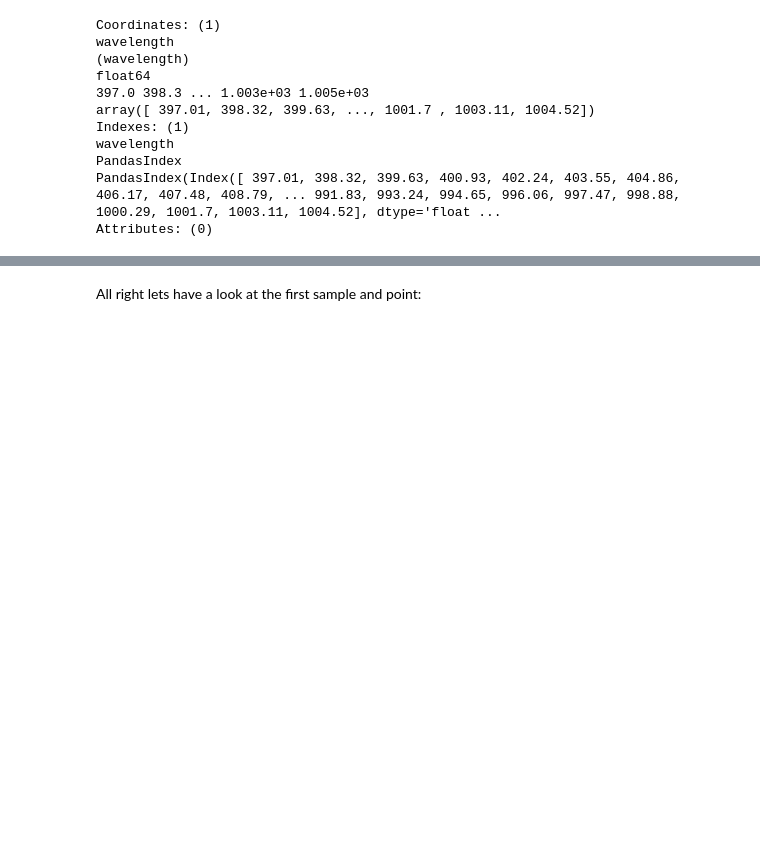
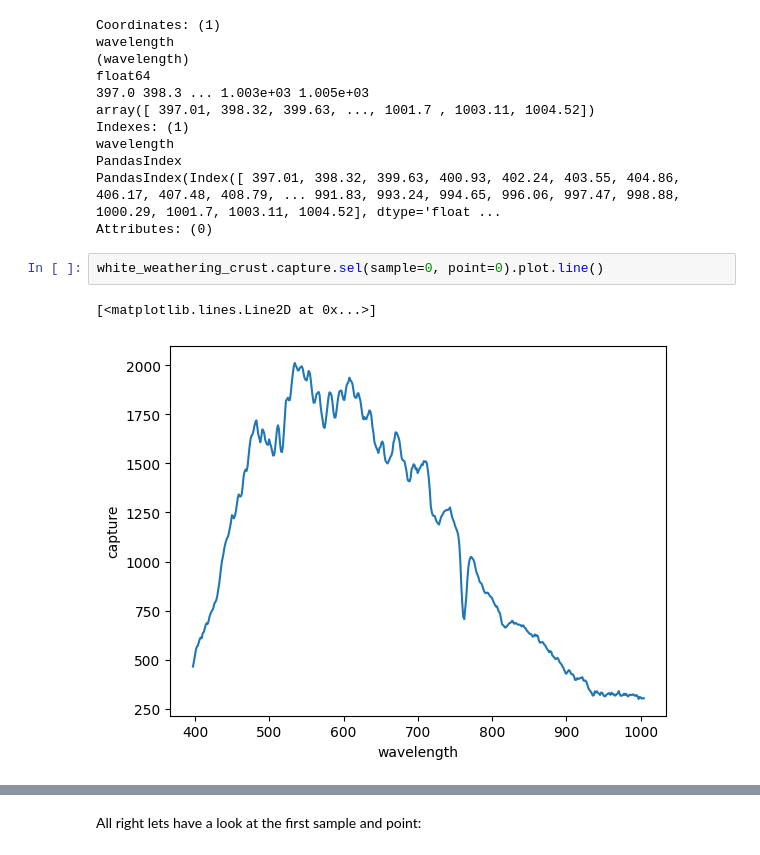
Before and after one commit to tgoelles/specarray, a Jupyter notebook: notebooks/demo.ipynb, the cells around one changed output, grey strips where cells are left out. Drawn from its saved outputs; the diff is of its cells as text; blank space fills up the shorter version.

```diff
--- a/notebooks/demo.ipynb
+++ b/notebooks/demo.ipynb
@@ -96,3 +102,8 @@ wavelength
 PandasIndex
 PandasIndex(Index([ 397.01, 398.32, 399.63, 400.93, 402.24, 403.55, 404.86, 406.17, 407.48, 408.79, ... 991.83, 993.24, 994.65, 996.06, 997.47, 998.88, 1000.29, 1001.7, 1003.11, 1004.52], dtype='float ...
 Attributes: (0)
+# %%
+white_weathering_crust.capture.sel(sample=0, point=0).plot.line()
+# %% [output]
+[<matplotlib.lines.Line2D at 0x...>]
+[figure, added]
```
Also changed, not shown: parts of 8 cells of this notebook, 6 other files.
